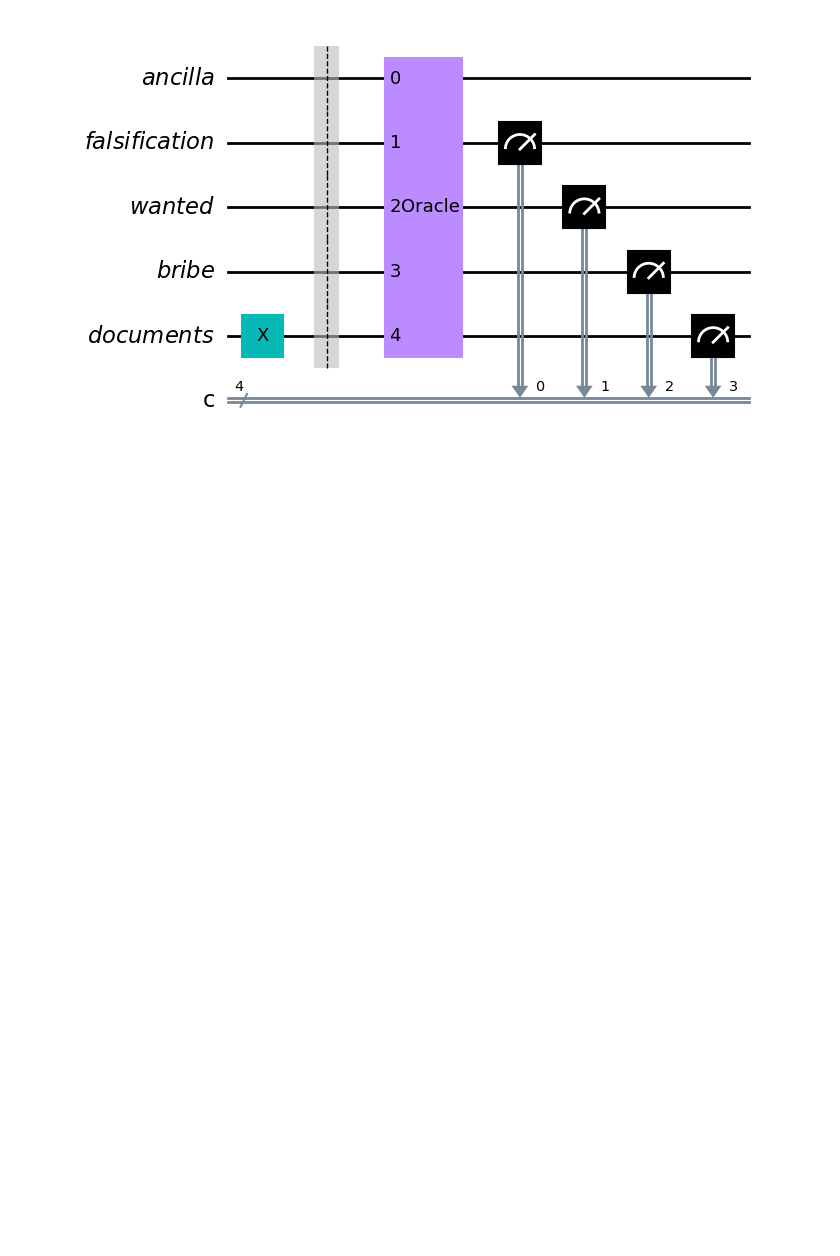
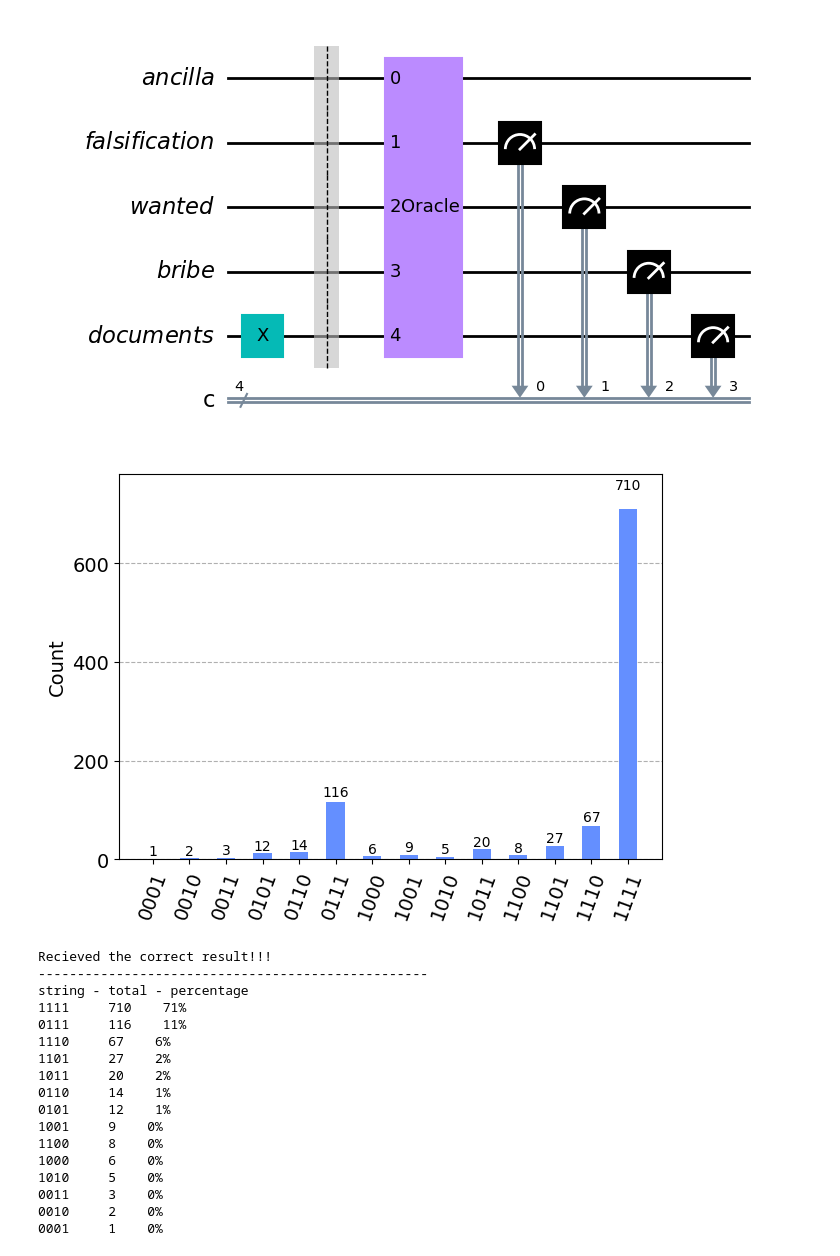
Before and after one commit to Dpbm/QPapersPlease, a Jupyter notebook: papers-please.ipynb, the cells around one changed output. Saved outputs shown, nothing was run; the diff lists cells and outputs as text; code cells hidden in the pictures; blank space fills up the shorter version.

Commit message:
added IBM Q results

```diff
--- a/papers-please.ipynb
+++ b/papers-please.ipynb
@@ -94,7 +94,7 @@ result = measurement_result['results']
 # %%
 def show_results(shots, result):
     get_percentage = lambda total, x: (x/total)*100
-    ordered_result = dict(sorted(result.items(), key=lambda item: item[1]))
+    ordered_result = dict(sorted(result.items(), key=lambda item: item[1], reverse=True))
 
     if(not '0' in list(ordered_result.keys())[0]):
         print('Recieved the correct result!!!')
@@ -104,7 +104,7 @@ def show_results(shots, result):
     print('-'*50)
 
     print("string - total - percentage")
-    for bit_string, total in list(result.items()):
+    for bit_string, total in list(ordered_result.items()):
         print(f'{bit_string}     {total}    {int(get_percentage(shots, total))}%')
 # %%
 show_results(total_shots, result)
@@ -133,3 +133,28 @@ measurement_result = algorithm.measure(backend=backend)
 # %% [output]
 [figure]
 [figure]
+# %%
+job_id = ''
+job = provider.backend.retrieve_job(job_id)
+result = job.result().get_counts()
+display(plot_histogram(result))
+show_results(1000, result)
+# %% [output]
+[figure, added]
+Recieved the correct result!!!
+--------------------------------------------------
+string - total - percentage
+1111     710    71%
+0111     116    11%
+1110     67    6%
+1101     27    2%
+1011     20    2%
+0110     14    1%
+0101     12    1%
+1001     9    0%
+1100     8    0%
+1000     6    0%
+1010     5    0%
+0011     3    0%
+0010     2    0%
+0001     1    0%
```
